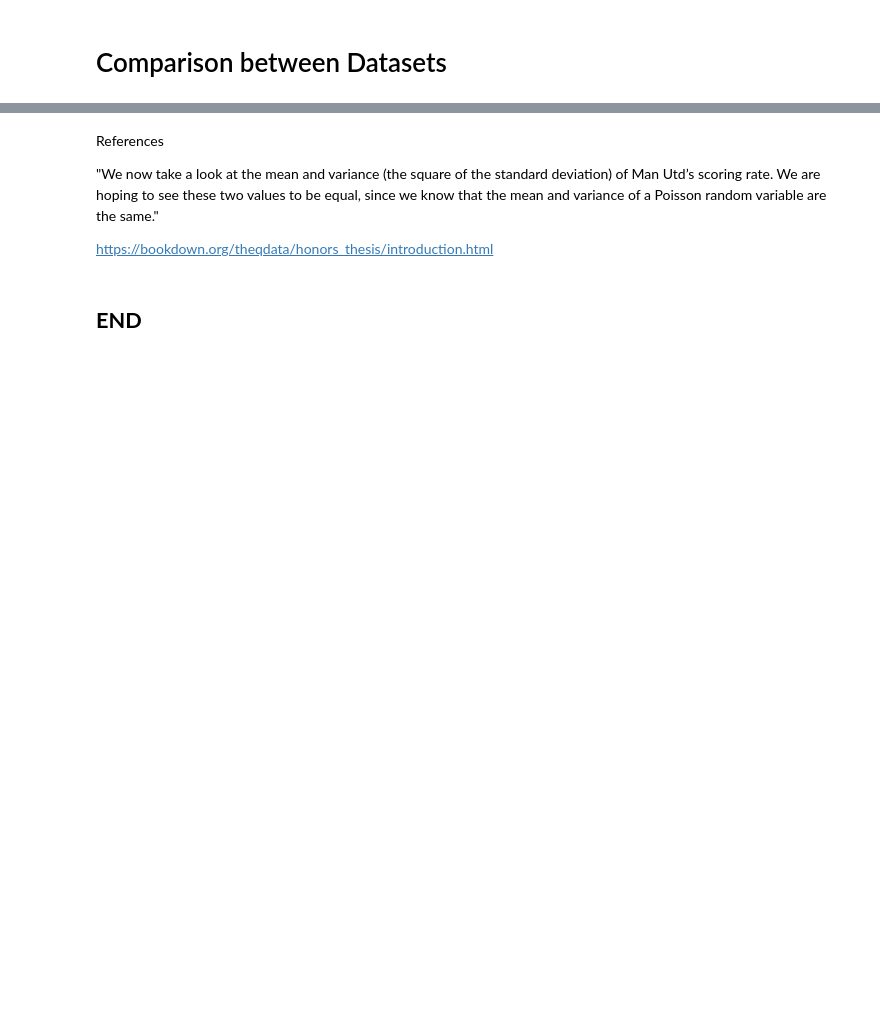
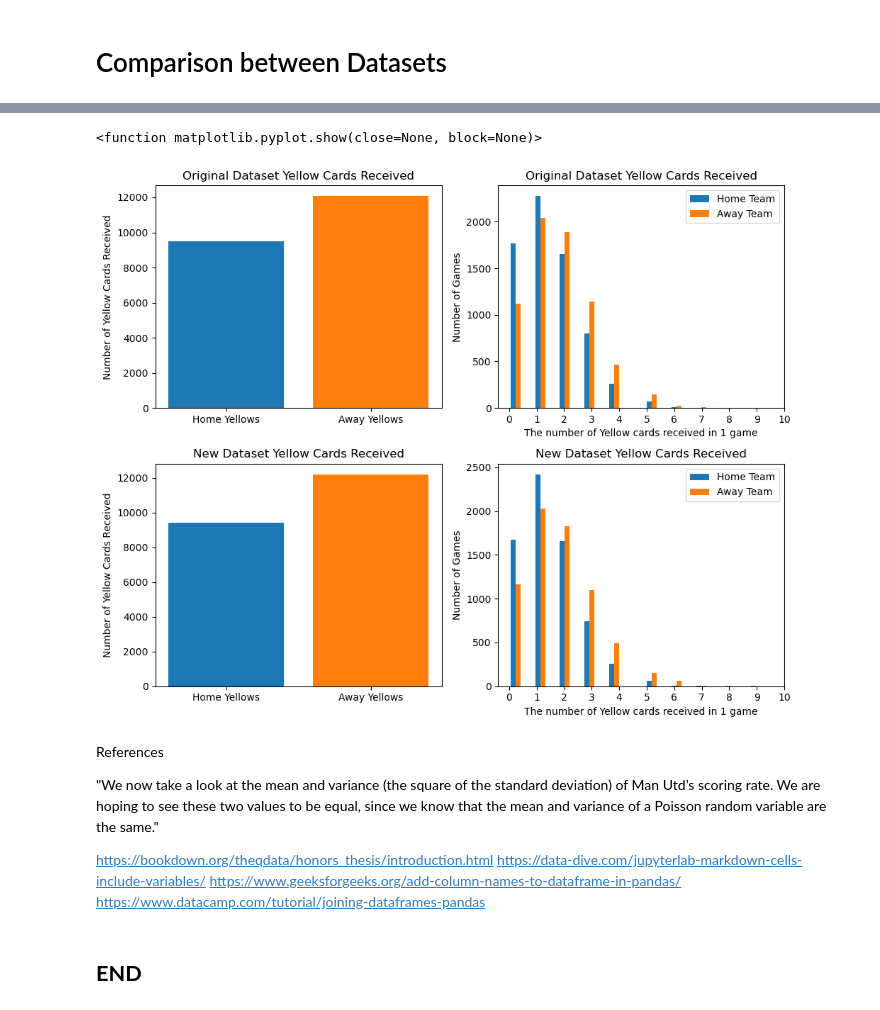
Before and after one commit to Kevin002023/PFDA-Assignment, a Jupyter notebook: PFDA -Assignment.ipynb, the cells around one changed output, grey strips where cells are left out. Cells and saved outputs as stored; diff of their text form; code cells hidden in the pictures; blank space fills up the shorter version.

Commit message:
fixed new dataset formatting and headings

```diff
--- a/PFDA -Assignment.ipynb
+++ b/PFDA -Assignment.ipynb
@@ -717,6 +733,52 @@ The value of var_1 is {{var_1}}
+# %%
+# Create a bar chart showing the number of goals scored home and away for both datasets
+
+fig, axis = plt.subplots(2, 2, figsize=(10, 8))
+
+
+# Original Dataset Barchart for Yellow cards received
+axis[0, 0].bar('Home Yellows', total_home_yellow, label = 'Home Yellows')
+axis[0, 0].bar('Away Yellows', total_away_yellow, label = 'Away Yellows')
+axis[0, 0].set_ylabel("Number of Yellow Cards Received")
+axis[0, 0].set_title("Original Dataset Yellow Cards Received")
+
+
+# Original Dataset Histogram for Yellow cards received
+axis[0, 1].hist([home_y, away_y], 20, label = ['Home Team', 'Away Team'])
+axis[0, 1].set_xticks(range(0, 11))
+axis[0, 1].set_ylabel("Number of Games")
+axis[0, 1].set_xlabel("The number of Yellow cards received in 1 game")
+axis[0, 1].set_title("Original Dataset Yellow Cards Received")
+axis[0, 1].legend()
+
+
+# New Dataset Barchart for Yellow cards received
+axis[1, 0].bar('Home Yellows', new_total_HY, label = 'Home Yellows')
+axis[1, 0].bar('Away Yellows', new_total_AY, label = 'Away Yellows')
+axis[1, 0].set_ylabel("Number of Yellow Cards Received")
+axis[1, 0].set_title("New Dataset Yellow Cards Received")
+
+
+# New Dataset Histogram for Yellow cards received
+axis[1, 1].hist([hist_NHY, hist_NAY], 20, label = ['Home Team', 'Away Team'])
+axis[1, 1].set_xticks(range(0, 11))
+axis[1, 1].set_ylabel("Number of Games")
+axis[1, 1].set_xlabel("The number of Yellow cards received in 1 game")
+axis[1, 1].set_title("New Dataset Yellow Cards Received")
+axis[1, 1].legend()
+
+
+plt.tight_layout()
+plt.show
+# %% [output]
+<function matplotlib.pyplot.show(close=None, block=None)>
+[figure, added]
 # %% [markdown]
 References
 
 "We now take a look at the mean and variance (the square of the standard deviation) of Man Utd’s scoring rate. We are hoping to see these two values to be equal, since we know that the mean and variance of a Poisson random variable are the same."
 
 https://bookdown.org/theqdata/honors_thesis/introduction.html
+https://data-dive.com/jupyterlab-markdown-cells-include-variables/
+https://www.geeksforgeeks.org/add-column-names-to-dataframe-in-pandas/
+https://www.datacamp.com/tutorial/joining-dataframes-pandas
```
Also changed, not shown: parts of 36 cells of this notebook.
